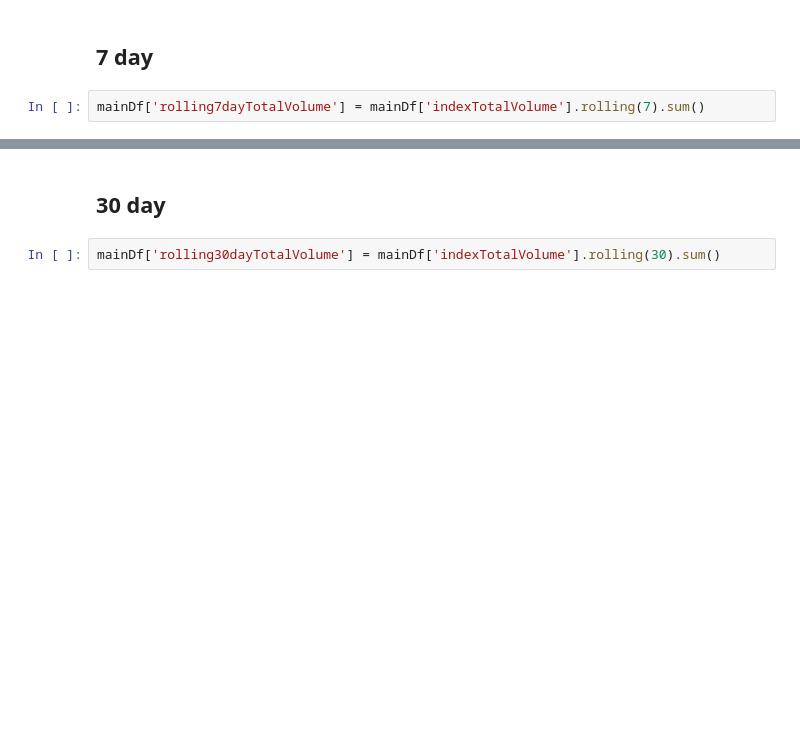
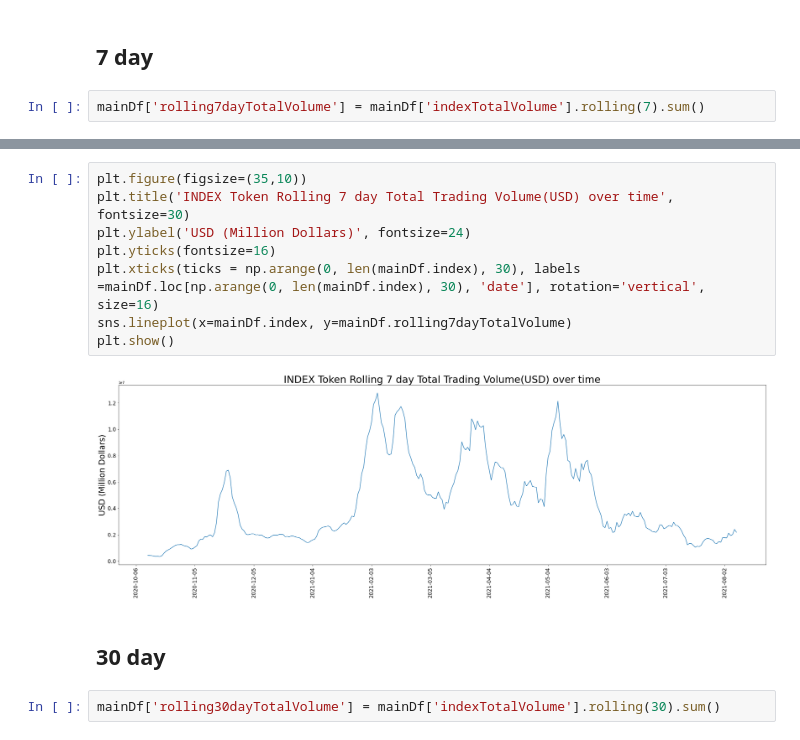
Before and after one commit to IndexCoop/index-coop-analytics, a Jupyter notebook: kpis/index-token-kpi/indexTokenKPIs.ipynb, the cells around one changed output, grey strips where cells are left out. Cells and saved outputs as stored; diff of their text form; blank space fills up the shorter version.

```diff
--- a/kpis/index-token-kpi/indexTokenKPIs.ipynb
+++ b/kpis/index-token-kpi/indexTokenKPIs.ipynb
@@ -281,3 +338,13 @@ mainDf[['date', 'rolling7dayTotalVolume']].iloc[-30:,:]
+# %%
+plt.figure(figsize=(35,10))
+plt.title('INDEX Token Rolling 7 day Total Trading Volume(USD) over time', fontsize=30)
+plt.ylabel('USD (Million Dollars)', fontsize=24)
+plt.yticks(fontsize=16)
+plt.xticks(ticks = np.arange(0, len(mainDf.index), 30), labels =mainDf.loc[np.arange(0, len(mainDf.index), 30), 'date'], rotation='vertical', size=16)
+sns.lineplot(x=mainDf.index, y=mainDf.rolling7dayTotalVolume)
+plt.show()
+# %% [output]
+[figure, added]
 # %% [markdown]
 ## 30 day
 # %%
```
Also changed, not shown: parts of 38 cells of this notebook, 2 other files.
